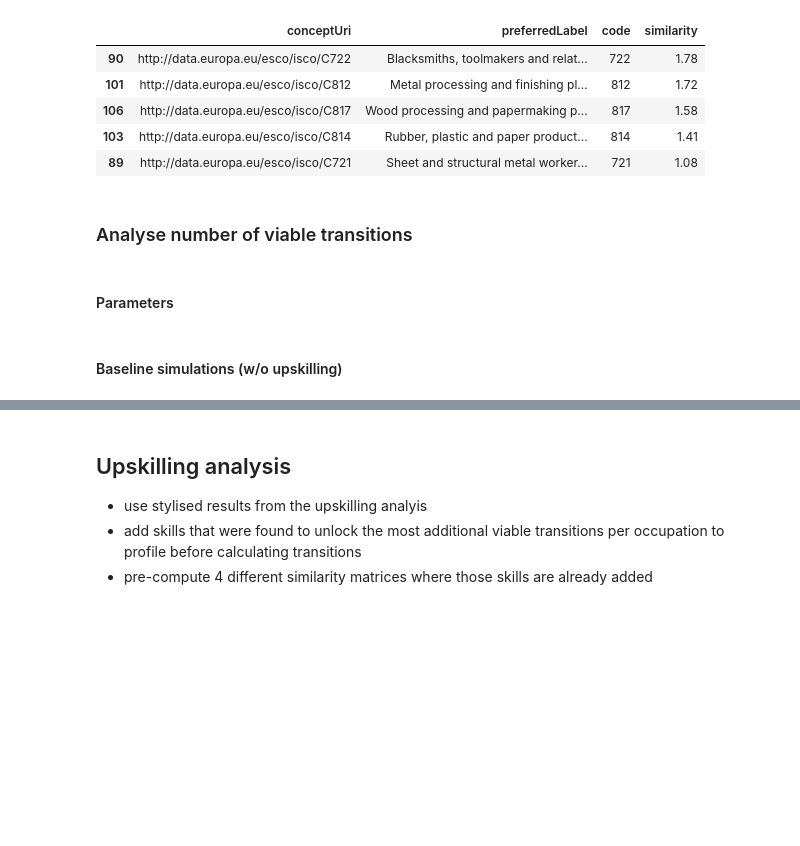
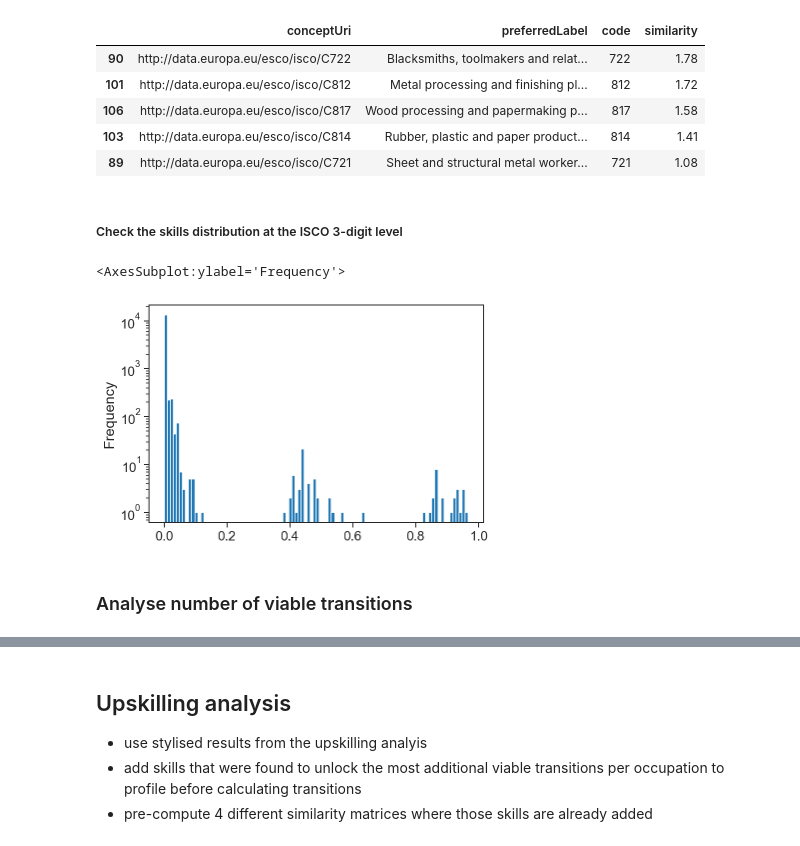
Before and after one commit to derpyninja/re4gt, a Jupyter notebook: notebooks/new/14-fz-lfs-transition-analysis-cooccurrence.ipynb, the cells around one changed output, grey strips where cells are left out. Drawn from its saved outputs; the diff is of its cells as text; code cells hidden in the pictures; blank space fills up the shorter version.

```diff
--- a/notebooks/new/14-fz-lfs-transition-analysis-cooccurrence.ipynb
+++ b/notebooks/new/14-fz-lfs-transition-analysis-cooccurrence.ipynb
@@ -200,7 +197,12 @@ Name: preferredLabel, dtype: object
 | 106 | http://data.europa.eu/esco/isco/C817 | Wood processing and papermaking p... | 817 | 1.58 |
 | 103 | http://data.europa.eu/esco/isco/C814 | Rubber, plastic and paper product... | 814 | 1.41 |
 | 89 | http://data.europa.eu/esco/isco/C721 | Sheet and structural metal worker... | 721 | 1.08 |
+# %% [markdown]
+##### Check the skills distribution at the ISCO 3-digit level
+# %%
+rp.occ_skills_mat_3d.iloc[25, :].plot.hist(bins=100, logy=True)
+# %% [output]
+<AxesSubplot:ylabel='Frequency'>
+[figure, added]
 # %% [markdown]
 ### Analyse number of viable transitions
-# %% [markdown]
-#### Parameters
@@ -210,5 +209,3 @@ rp.trans_thresh_pc_approach = 1.616368047779022, 6.500853535353546
-# %% [markdown]
-#### Baseline simulations (w/o upskilling)
 # %%
 countries = [
     "AT",
```
Also changed, not shown: parts of 51 cells of this notebook.
